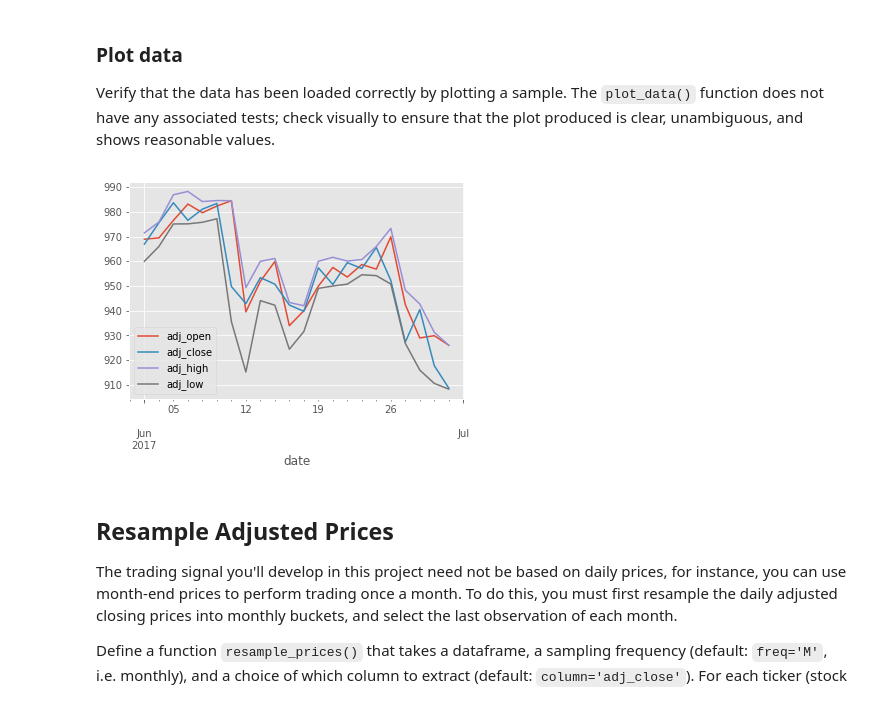
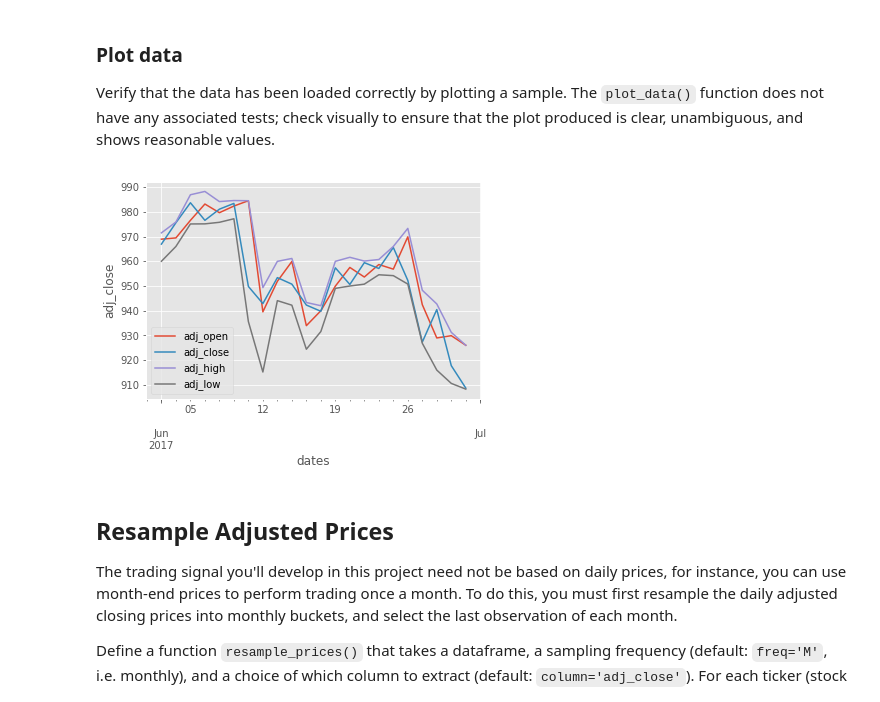
Before and after one commit to bhaskarjitsarmah/projects_U, a Jupyter notebook: AI for Trading/Trading with Momentum/project_1_starter.ipynb, the cells around one changed output. Saved outputs shown, nothing was run; the diff lists cells and outputs as text; code cells hidden in the pictures.

```diff
--- a/AI for Trading/Trading with Momentum/project_1_starter.ipynb
+++ b/AI for Trading/Trading with Momentum/project_1_starter.ipynb
@@ -93,32 +93,34 @@ Verify that the data has been loaded correctly by plotting a sample. The `plot_d
 # %%
 def plot_data(df, start_date, end_date, ticker, column='adj_close'):
     """
     Plot stock data for desired ticker and date range.
 
     Parameters
     ----------
     df : DataFrame
         Stock prices with dates and ticker symbols
     start_date : str
         Start of date range to plot
     end_date : str
         End of date range to plot
     ticker : str
         Which stock to plot
     column : str
         Which column contains price data
     """
     # TODO: Plot stock prices (default: 'adj_close' column)
     # Note: Your plot should be labeled, and the X-axis should be dates
     df = df.set_index('date')
     df = df.loc[start_date:end_date]
     df = df[df['ticker'] == ticker]
     df.plot()
+    plt.xlabel('dates')
+    plt.ylabel('adj_close')
     plt.show()
 
 plot_data(df, start_date='2017-06-01', end_date='2017-06-30', ticker='GOOG')
 # %% [output]
-[figure, old version]
+[figure, new version]
 # %% [markdown]
 ## Resample Adjusted Prices
 
```
Also changed, not shown: parts of 17 cells of this notebook.
